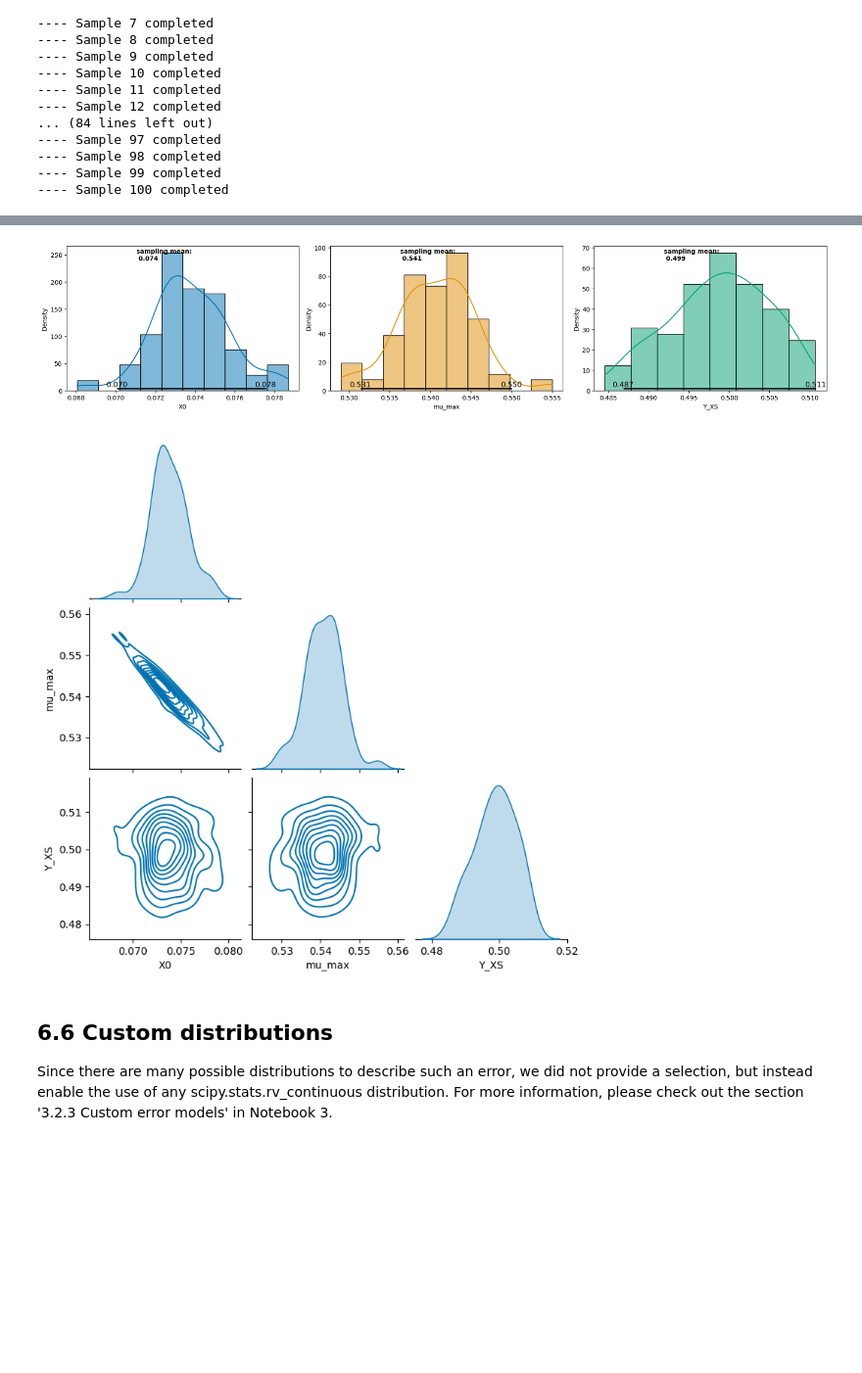
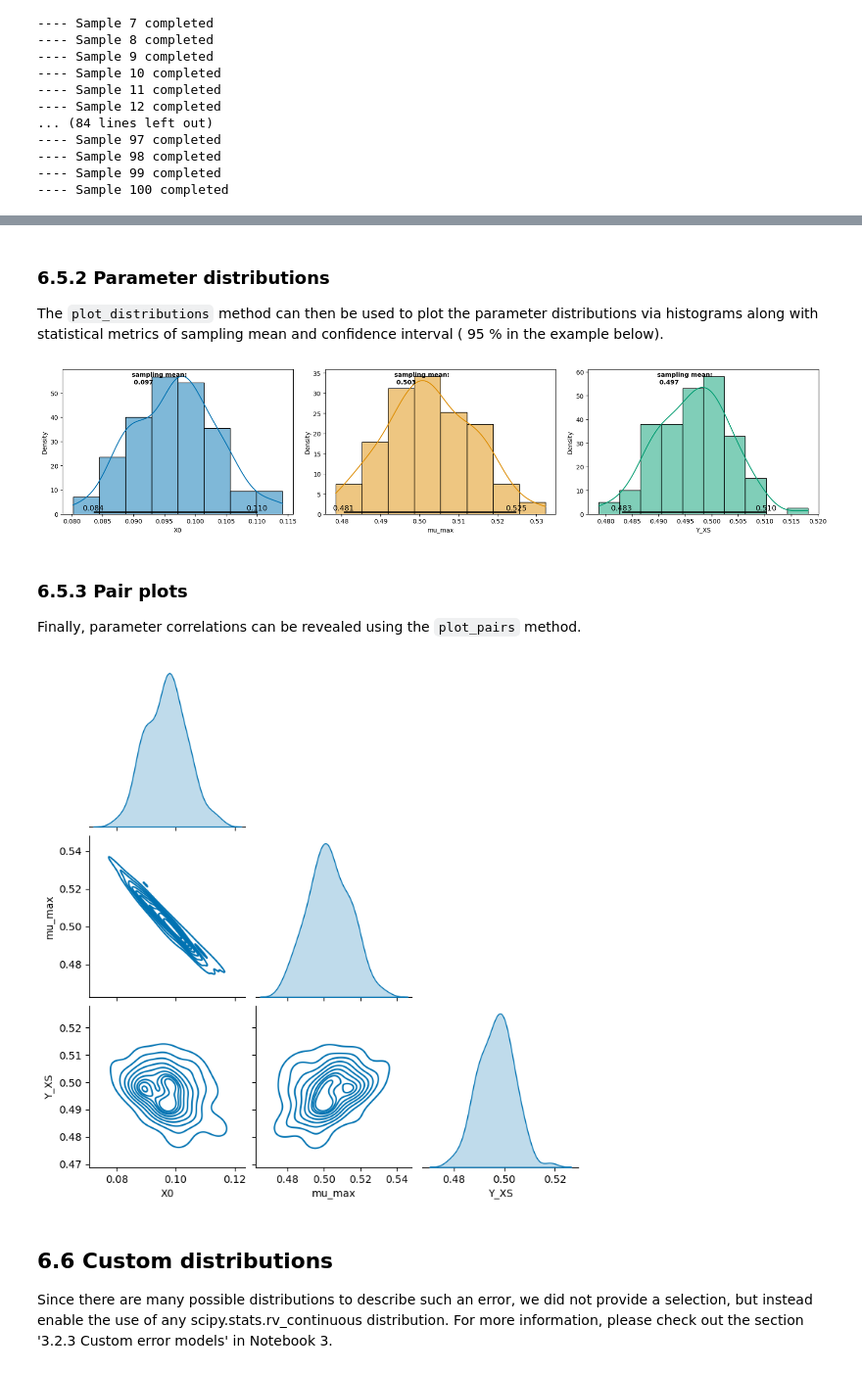
Before and after one commit to JuBiotech/estim8, a Jupyter notebook: examples/6. Uncertainty Quantification - Monte Carlo Sampling.ipynb, the cells around one changed output, grey strips where cells are left out. Shown at 98% size. Drawn from its saved outputs; the diff is of its cells as text; code cells hidden in the pictures; blank space fills up the shorter version.

```diff
--- a/examples/6. Uncertainty Quantification - Monte Carlo Sampling.ipynb
+++ b/examples/6. Uncertainty Quantification - Monte Carlo Sampling.ipynb
@@ -22,2 +34,7 @@ To quantify the extend at which uncertainty in experimental data propagates to p
 # %%
-data = datatypes.Experiment(pd.read_excel(r'SimpleBatch_Data.xlsx', index_col=0), error_model=LinearErrorModel(slope=0.05, offset=0.01))
+data = pd.read_excel(r'SimpleBatch_Data.xlsx', index_col=0, header=(0, 1))
+data.columns = data.columns.droplevel(1)
+print(data.head())
+
+# use a linear error model with normally distributed noise
+experiment = datatypes.Experiment(data, error_model=LinearErrorModel(slope=0.05, offset=0.1))
@@ -30,11 +55,12 @@ bounds = {
     'mu_max': [0.1, 0.9],
     'Y_XS': [0.1, 1]
 }
+
+# create an estimator object
+estimator = Estimator(
+    model=SimpleBatchModel,
+    bounds=bounds,
+    data=experiment,
+    t=[0, 10, 0.1],
+    metric="negLL"
+)
-# %%
-estimator = Estimator(
-    model=SimpleBatchModel,
-    bounds=bounds,
-    data=data,
-    t=[0, 10, 0.1],
-    metric='negLL'
-)
@@ -73,2 +120,4 @@ mc_samples = estimator.mc_sampling(
 # %%
-samples = pd.DataFrame(data = [elem[0] for elem in mc_samples]) # extract the parameter - estimate dictionary frome ach sample and create a  pandas DataFrame
+samples = pd.DataFrame(data = [elem[0] for elem in mc_samples]) # extract the parameter - estimate dictionary frome each sample and create a pandas DataFrame
+samples.index.name = 'sample'
+samples.head()
@@ -80,11 +140,19 @@ _ = visualization.plot_estimates_many(mc_samples=samples, estimator=estimator)
+# %% [markdown]
+### 6.5.2 Parameter distributions
+
+The `plot_distributions` method can then be used to plot the parameter distributions via histograms along with statistical metrics of sampling mean and confidence interval ( 95 % in the example below).
 # %%
-_ = visualization.plot_distributions(samples)
+_ = visualization.plot_distributions(samples, ci_level=0.95)
 # %% [output]
-[figure, old version]
+[figure, new version]
+# %% [markdown]
+### 6.5.3 Pair plots
+
+Finally, parameter correlations can be revealed using the `plot_pairs` method.
 # %%
-_ = visualization.plot_pairs(samples)
+_ = visualization.plot_pairs(samples, kind="kde")
 # %% [output]
-[figure, old version]
+[figure, new version]
 # %% [markdown]
 ## 6.6 Custom distributions
 
```
Also changed, not shown: parts of 14 cells of this notebook.
